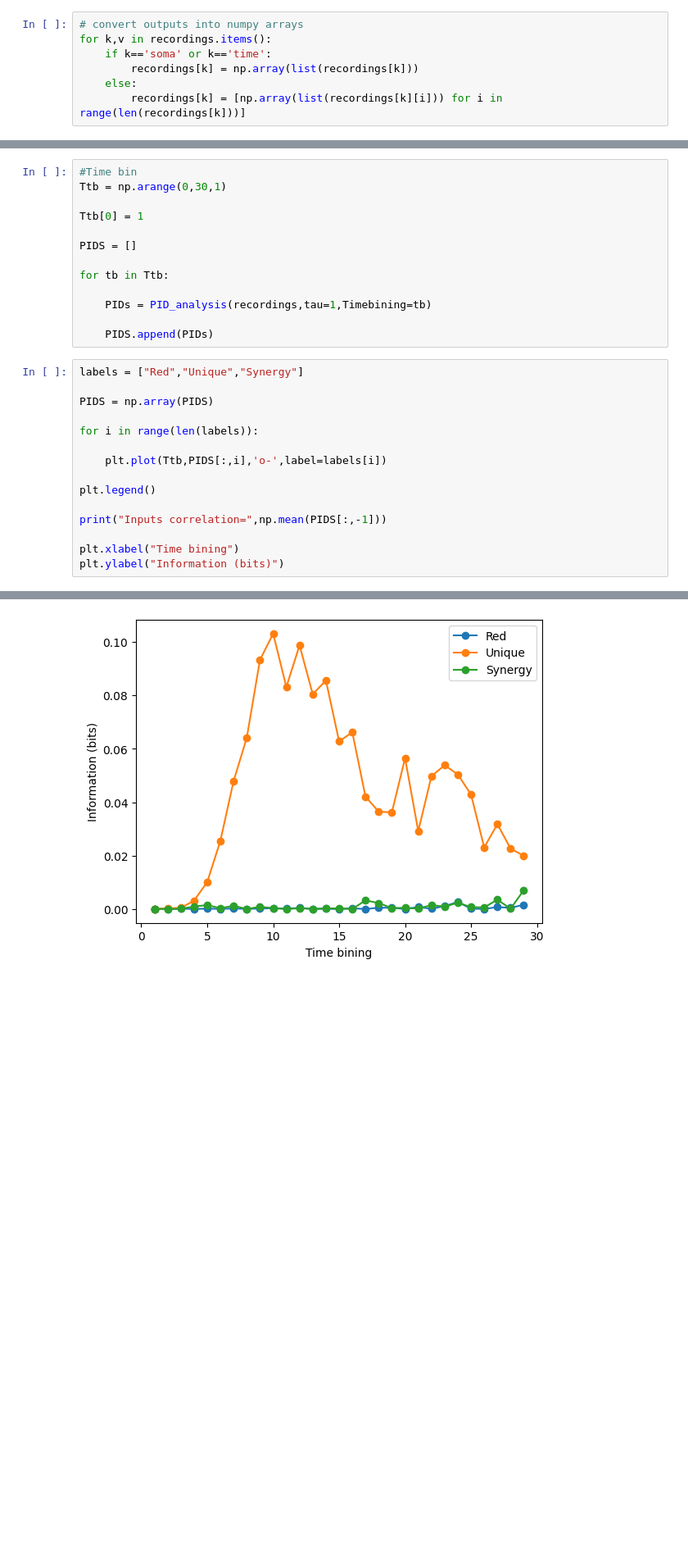
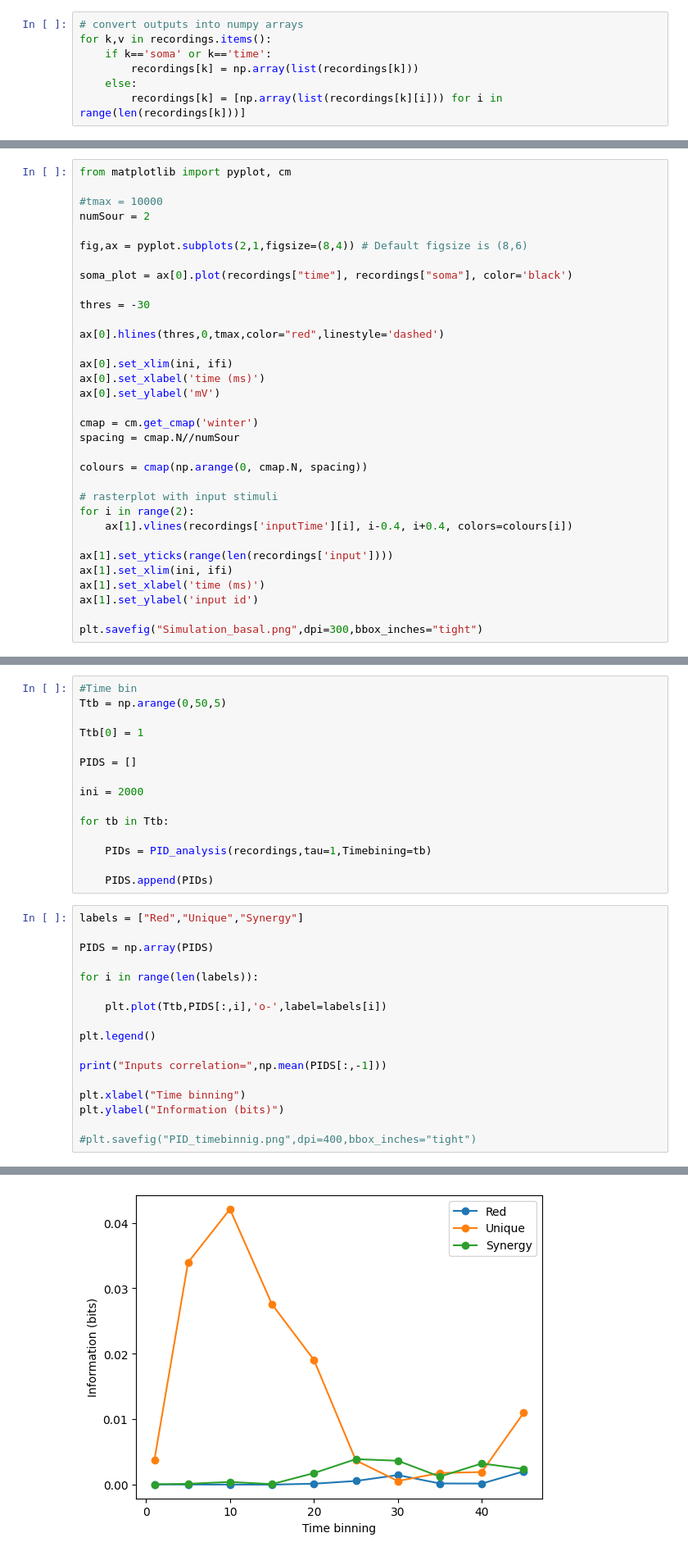
Before and after one commit to hannatolle/synergisticDendrites, a Jupyter notebook: NeuronClass_Edu.ipynb, the cells around one changed output, grey strips where cells are left out. Shown: that part at 82% size. Saved outputs shown, nothing was run; the diff lists cells and outputs as text; blank space fills up the shorter version.

```diff
--- a/NeuronClass_Edu.ipynb
+++ b/NeuronClass_Edu.ipynb
@@ -570,0 +643,33 @@ file.close()
+# %%
+from matplotlib import pyplot, cm
+
+#tmax = 10000
+numSour = 2
+
+fig,ax = pyplot.subplots(2,1,figsize=(8,4)) # Default figsize is (8,6)
+
+soma_plot = ax[0].plot(recordings["time"], recordings["soma"], color='black')
+
+thres = -30
+
+ax[0].hlines(thres,0,tmax,color="red",linestyle='dashed')
+
+ax[0].set_xlim(ini, ifi)
+ax[0].set_xlabel('time (ms)')
+ax[0].set_ylabel('mV')
+
+cmap = cm.get_cmap('winter')
+spacing = cmap.N//numSour
+
+colours = cmap(np.arange(0, cmap.N, spacing))
+
+# rasterplot with input stimuli
+for i in range(2):
+    ax[1].vlines(recordings['inputTime'][i], i-0.4, i+0.4, colors=colours[i])
+
+ax[1].set_yticks(range(len(recordings['input'])))
+ax[1].set_xlim(ini, ifi)
+ax[1].set_xlabel('time (ms)')
+ax[1].set_ylabel('input id')
+
+plt.savefig("Simulation_basal.png",dpi=300,bbox_inches="tight")
@@ -571,10 +678,12 @@ file.close()
 # %%
 #Time bin
-Ttb = np.arange(0,30,1)
+Ttb = np.arange(0,50,5)
 
 Ttb[0] = 1
 
 PIDS = []
+
+ini = 2000
 
 for tb in Ttb:
 
@@ -594,6 +703,8 @@ plt.legend()
 
 print("Inputs correlation=",np.mean(PIDS[:,-1]))
 
-plt.xlabel("Time bining")
+plt.xlabel("Time binning")
 plt.ylabel("Information (bits)")
+
+#plt.savefig("PID_timebinnig.png",dpi=400,bbox_inches="tight")
 # %% [output]
@@ -601,5 +712,5 @@ Inputs correlation= -0.014523172273738628
 Text(0, 0.5, 'Information (bits)')
-[figure, old version]
+[figure, new version]
 # %%
 #Timebin that maximize information atom measured
 MaxTimeBin = Ttb[np.where(PIDS == np.max(PIDS[:,:3]))[0][0]]
```
Also changed, not shown: parts of 26 cells of this notebook.
